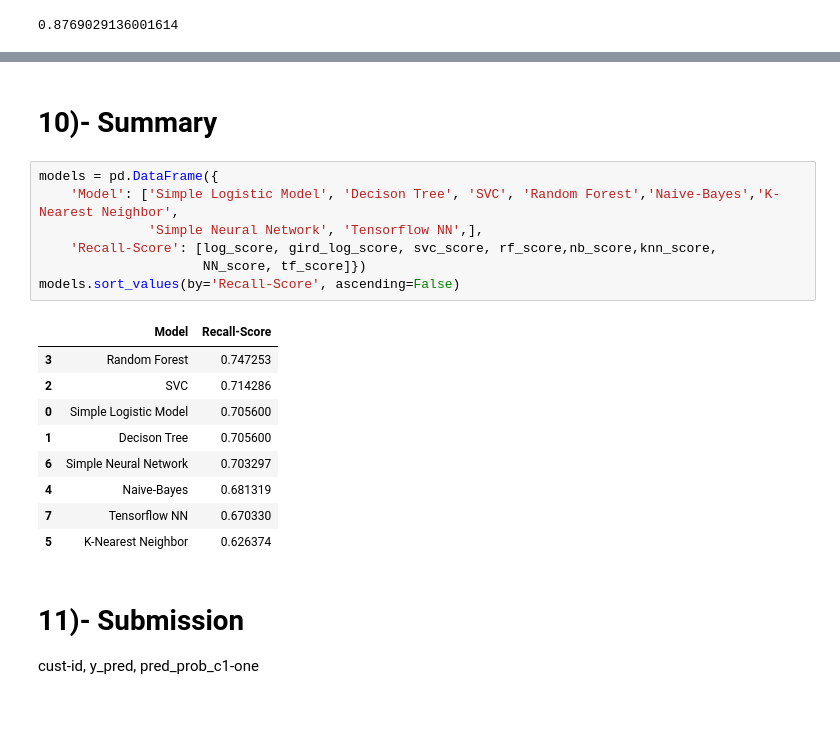
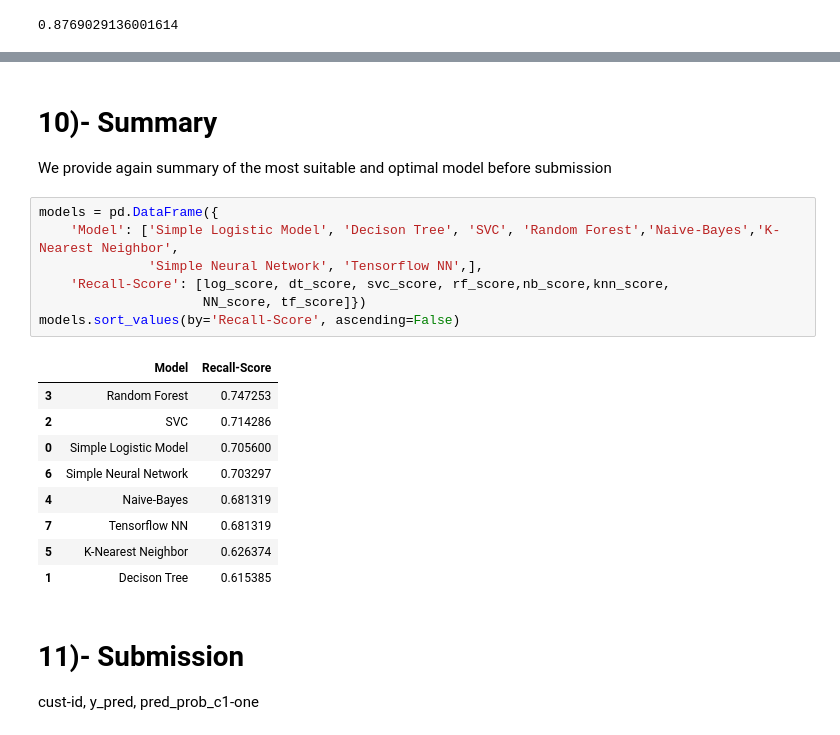
Before and after one commit to HassanSherwani/Telcom_Churn-End-End-Project-, a Jupyter notebook: Assignment.ipynb, the cells around one changed output, grey strips where cells are left out. Drawn from its saved outputs; the diff is of its cells as text.

```diff
--- a/Assignment.ipynb
+++ b/Assignment.ipynb
@@ -2467,25 +2539,26 @@ def _plot_prec_rec_curve(prec, rec, thres):
 _plot_prec_rec_curve(prec, rec, thres)
 # %% [output]
 [drawing not drawn]
-# %% [markdown]
-# 10)- Summary
+# %% [markdown]
+# 10)- Summary
+ We provide again summary of the most suitable and optimal model before submission
 # %%
 models = pd.DataFrame({
     'Model': ['Simple Logistic Model', 'Decison Tree', 'SVC', 'Random Forest','Naive-Bayes','K-Nearest Neighbor',
               'Simple Neural Network', 'Tensorflow NN',],
-    'Recall-Score': [log_score, gird_log_score, svc_score, rf_score,nb_score,knn_score,
+    'Recall-Score': [log_score, dt_score, svc_score, rf_score,nb_score,knn_score,
                      NN_score, tf_score]})
 models.sort_values(by='Recall-Score', ascending=False)
 # %% [output]
 |  | Model | Recall-Score |
 | 3 | Random Forest | 0.747253 |
 | 2 | SVC | 0.714286 |
 | 0 | Simple Logistic Model | 0.705600 |
-| 1 | Decison Tree | 0.705600 |
 | 6 | Simple Neural Network | 0.703297 |
 | 4 | Naive-Bayes | 0.681319 |
-| 7 | Tensorflow NN | 0.670330 |
+| 7 | Tensorflow NN | 0.681319 |
 | 5 | K-Nearest Neighbor | 0.626374 |
+| 1 | Decison Tree | 0.615385 |
 # %% [markdown]
 # 11)- Submission
 
```
Also changed, not shown: parts of 38 cells of this notebook.
